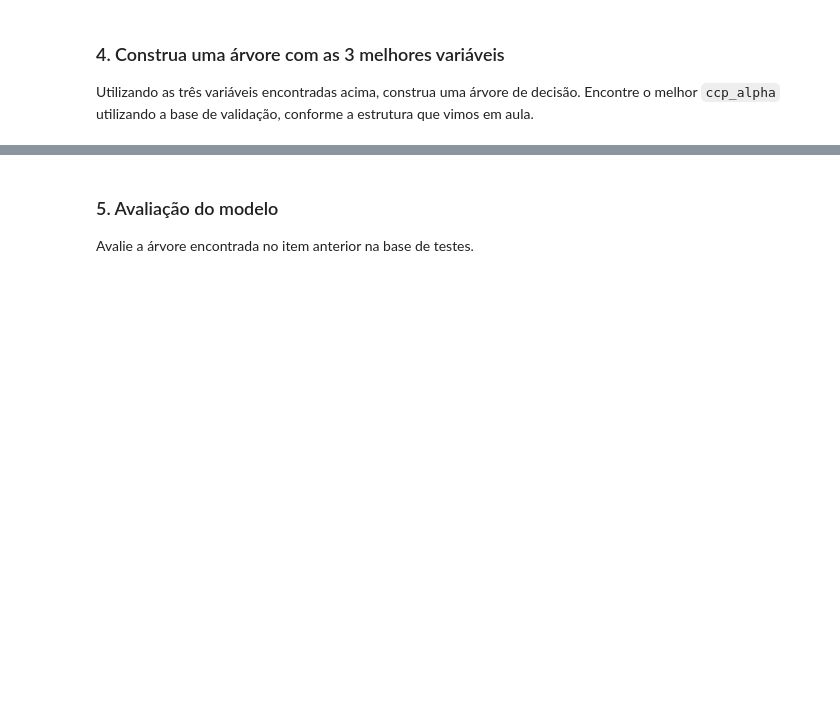
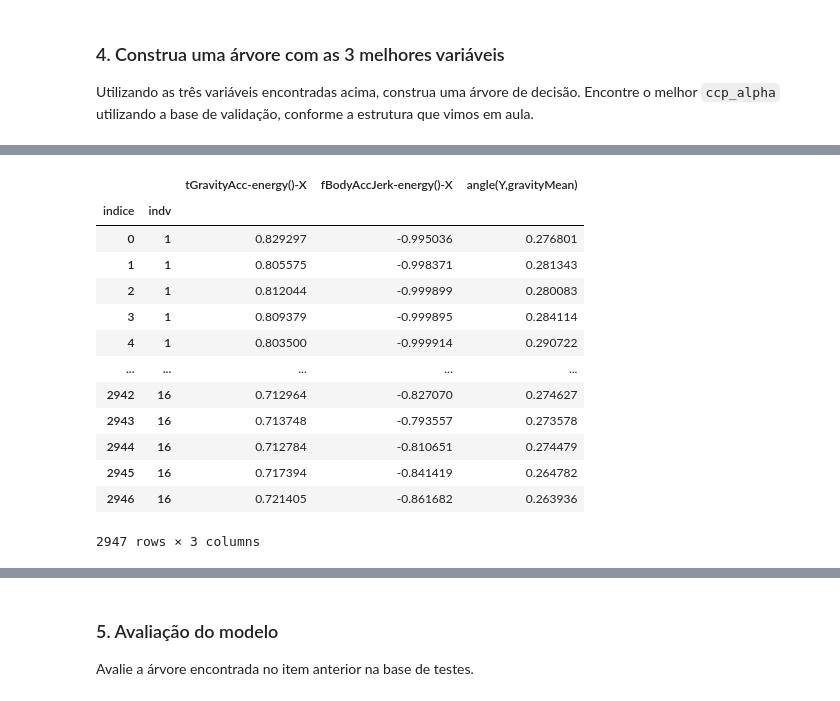
Before and after one commit to marceloaires7/EBAC-Aulas, a Jupyter notebook: Modulo17/Exercício_Cientista_de_dados_Módulo17/Exercício 2/Exercicio2.ipynb, the cells around one changed output, grey strips where cells are left out. Cells and saved outputs as stored; diff of their text form; code cells hidden in the pictures; blank space fills up the shorter version.

```diff
--- a/Modulo17/Exercício_Cientista_de_dados_Módulo17/Exercício 2/Exercicio2.ipynb
+++ b/Modulo17/Exercício_Cientista_de_dados_Módulo17/Exercício 2/Exercicio2.ipynb
@@ -166,0 +182,18 @@ UsageError: %%time is a cell magic, but the cell body is empty. Did you mean the
+# %%
+X_test = X_test[['tGravityAcc-energy()-X', 'fBodyAccJerk-energy()-X', 'angle(Y,gravityMean)']]
+X_test
+# %% [output]
+|  |  | tGravityAcc-energy()-X | fBodyAccJerk-energy()-X | angle(Y,gravityMean) |
+| indice | indv |  |  |  |
+| 0 | 1 | 0.829297 | -0.995036 | 0.276801 |
+| 1 | 1 | 0.805575 | -0.998371 | 0.281343 |
+| 2 | 1 | 0.812044 | -0.999899 | 0.280083 |
+| 3 | 1 | 0.809379 | -0.999895 | 0.284114 |
+| 4 | 1 | 0.803500 | -0.999914 | 0.290722 |
+| ... | ... | ... | ... | ... |
+| 2942 | 16 | 0.712964 | -0.827070 | 0.274627 |
+| 2943 | 16 | 0.713748 | -0.793557 | 0.273578 |
+| 2944 | 16 | 0.712784 | -0.810651 | 0.274479 |
+| 2945 | 16 | 0.717394 | -0.841419 | 0.264782 |
+| 2946 | 16 | 0.721405 | -0.861682 | 0.263936 |
+2947 rows × 3 columns
```
Also changed, not shown: parts of 11 cells of this notebook.
